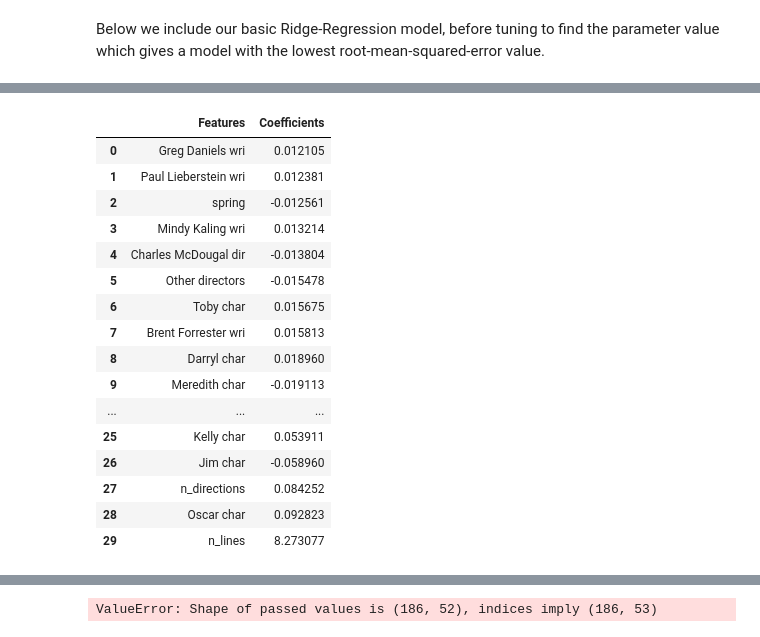
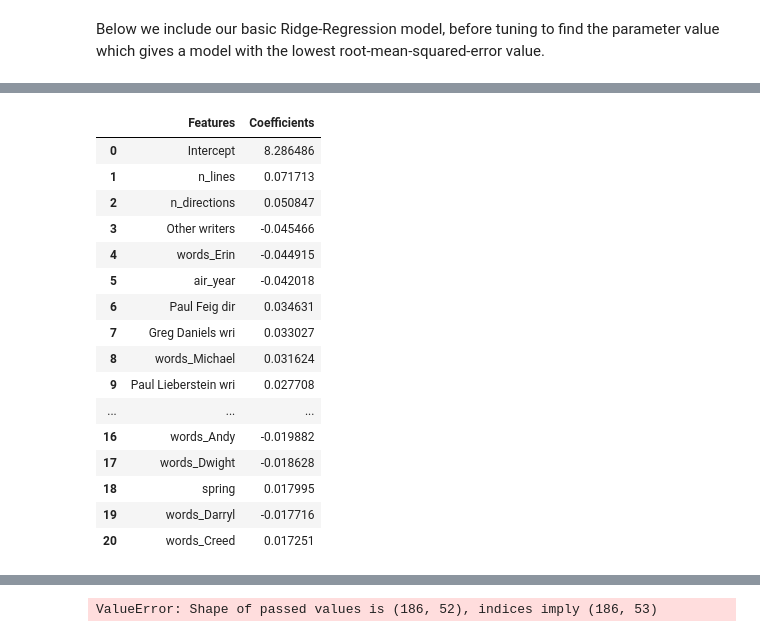
Before and after one commit to BradWangW/imdb_rate_model, a Jupyter notebook: project1.ipynb, the cells around one changed output, grey strips where cells are left out. Cells and saved outputs as stored; diff of their text form; code cells hidden in the pictures.

```diff
--- a/project1.ipynb
+++ b/project1.ipynb
@@ -395,20 +434,28 @@ from sklearn.preprocessing import StandardScaler
 scaler = StandardScaler()
 
 # Dropping text and response variables from our dataframe
-X = data_numeric.drop(['imdb_rating', 'episode_name', 'season_episode', 'total_votes'], axis = 1)
+X = data_numeric.drop(['imdb_rating',
+                       'episode_name',
+                       'total_votes'], axis = 1)
 y = data_numeric['imdb_rating']
+
 
 # Selecting only the numerical variables to be scaled, not the encoded categorical variables
 # number of words removed
-X_real_only = data_numeric[['n_lines', 'n_directions', 'n_speak_char']]
+bin_cols = [col for col in X.columns if (' dir' in col or ' wri' in col)] + \
+    ['summer', 'winter', 'spring', 'autumn']
+X_real_only = X.drop(bin_cols, axis=1)
+
 # Creating a dataframe containing none of the numerical or text features, or response variables
 # I.e. only the binary encoded variables
-X_bin_only = data_numeric.drop(['imdb_rating', 'episode_name', 'season_episode', 'total_votes', 'n_lines', 'n_directions', 'n_speak_char' ], axis = 1)
-X_bin_array = X_bin_only.to_numpy()
+X_bin_only = X[bin_cols]
 
 #Scaling the real variables before joining the encoded columns back on
-X_real_scaled = scaler.fit_transform(X_real_only)
-X_scaled = pd.DataFrame(np.concatenate((X_real_scaled, X_bin_array), axis = 1), columns = X.columns)
+X_real_scaled = pd.DataFrame(scaler.fit_transform(X_real_only),
+                             columns = X_real_only.columns,
+                             index = X_real_only.index)
+X_scaled = pd.concat([X_real_scaled, X_bin_only], axis=1)
 
 # Splitting into training and testing sets
-X_train, X_test, y_train, y_test = train_test_split(X_scaled, y, test_size = 0.3, random_state = 42)
+X_train, X_test, y_train, y_test = train_test_split(X_scaled, y, test_size = 0.2, random_state = 42)
+X_train.sample(5)
@@ -522,16 +576,20 @@ def get_impt_features(pipeline, input_df, k, positive = False):
     '''
         Get k most important features with the largest model coefficients (by absolute value if positive = True)
     '''
-    coefs = get_coefs(pipeline)
+    mean = get_coefs(pipeline)[0]
+    coefs = get_coefs(pipeline)[1:]
 
     if positive == True:
-        impt_idx = np.argsort(coefs)[-k:]
+        impt_idx = np.argsort(-coefs)[:k]
     else:
-        impt_idx = np.argsort(np.abs(coefs))[-k:]
+        impt_idx = np.argsort(-np.abs(coefs))[:k]
+
+    features = ['Intercept'] + list(pipeline[:-1].get_feature_names_out(input_df.columns)[impt_idx])
+    coefficients = [mean] + list(coefs[impt_idx])
 
     return pd.DataFrame({
-        'Features': pipeline[:-1].get_feature_names_out(input_df.columns)[impt_idx],
-        'Coefficients': coefs[impt_idx]
+        'Features': features,
+        'Coefficients': coefficients
     })
 # %%
 #Delete in final?
@@ -596,7 +638,7 @@ model_fit(ridge_scaled, X_test, y_test, plot = True)
 # %%
 #We implement parameter tuning using the grid search method given in Workshop 5
 
-alphas = np.linspace(0, 150, num= 300)
+alphas = np.linspace(0, 300, num=600)
 
 #Searching the parameter values for the one that gives best RMSE
 gs = GridSearchCV(
@@ -625,22 +667,22 @@ When we implemented the grid search for alpha between 0 and 60 as in the Week 5
 
 The R-suqared and RMSE values for this best-alpha-value implementation are actually slightly worse than the results when alpha = 100. However, our optimised alpha value was the one deemed best during 5-fold cross-validation of our training set. So we think that the model using the tuned alpha value would perform better on average on other testing sets or new observations.
 # %%
-get_impt_features(gs.best_estimator_, X_train, 30)
+get_impt_features(gs.best_estimator_, X_train, 20)
 # %% [output]
 |  | Features | Coefficients |
-| 0 | Greg Daniels wri | 0.012105 |
-| 1 | Paul Lieberstein wri | 0.012381 |
-| 2 | spring | -0.012561 |
-| 3 | Mindy Kaling wri | 0.013214 |
-| 4 | Charles McDougal dir | -0.013804 |
-| 5 | Other directors | -0.015478 |
-| 6 | Toby char | 0.015675 |
-| 7 | Brent Forrester wri | 0.015813 |
-| 8 | Darryl char | 0.018960 |
-| 9 | Meredith char | -0.019113 |
+| 0 | Intercept | 8.286486 |
+| 1 | n_lines | 0.071713 |
+| 2 | n_directions | 0.050847 |
+| 3 | Other writers | -0.045466 |
+| 4 | words_Erin | -0.044915 |
+| 5 | air_year | -0.042018 |
+| 6 | Paul Feig dir | 0.034631 |
+| 7 | Greg Daniels wri | 0.033027 |
+| 8 | words_Michael | 0.031624 |
+| 9 | Paul Lieberstein wri | 0.027708 |
 | ... | ... | ... |
-| 25 | Kelly char | 0.053911 |
-| 26 | Jim char | -0.058960 |
-| 27 | n_directions | 0.084252 |
-| 28 | Oscar char | 0.092823 |
-| 29 | n_lines | 8.273077 |
+| 16 | words_Andy | -0.019882 |
+| 17 | words_Dwight | -0.018628 |
+| 18 | spring | 0.017995 |
+| 19 | words_Darryl | -0.017716 |
+| 20 | words_Creed | 0.017251 |
```
Also changed, not shown: parts of 24 cells of this notebook, 1 other file.
